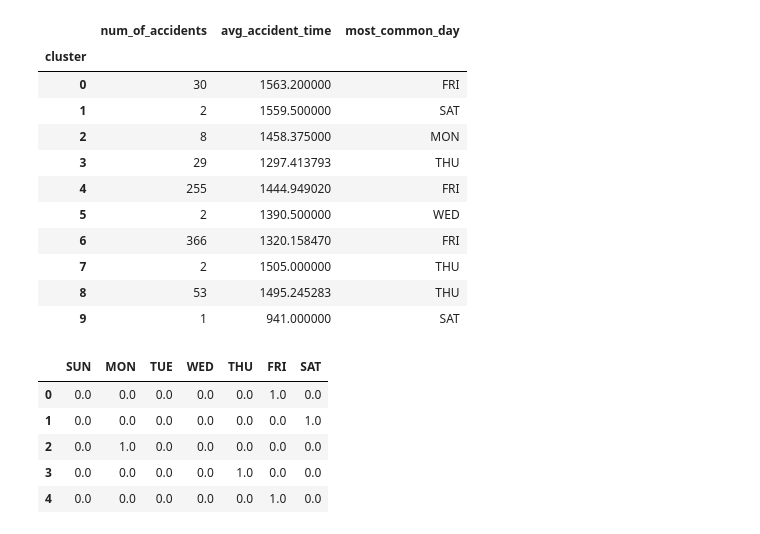
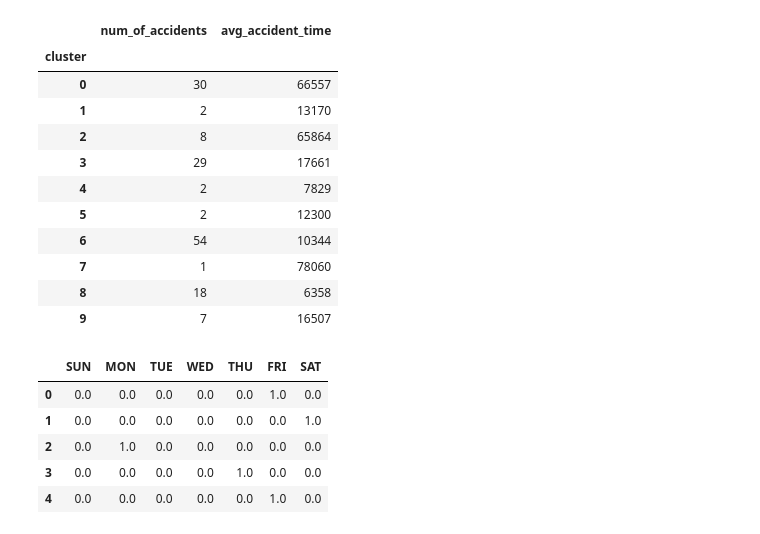
Before and after one commit to andrewma5/vb-auto-accidents, a Jupyter notebook: ClusteringClusters.ipynb, the cells around one changed output. Saved outputs shown, nothing was run; the diff lists cells and outputs as text; code cells hidden in the pictures.

Commit message:
Began improving clustering of clusters

```diff
--- a/ClusteringClusters.ipynb
+++ b/ClusteringClusters.ipynb
@@ -16,0 +17,7 @@ gdf.head()
+# %%
+old_df = pd.read_csv("data/FINAL_Police_Traffic_Crash_Reports.csv")
+columns = list(old_df.columns)
+columns.append("cluster")
+columns.append("geometry")
+gdf.columns = columns
+gdf.columns
@@ -17,25 +96,25 @@ gdf.head()
 # %%
 # https://stackoverflow.com/questions/15222754/groupby-pandas-dataframe-and-select-most-common-value
 info_from_cluster = gdf.groupby('cluster').agg(
     num_of_accidents=('cluster', 'size'),  # get the count
-    avg_accident_time=('Accident_T', 'mean'),  # avg time
-    most_common_day=('Day_of_Wee', lambda x: x.value_counts().index[0]), # most common day
+    avg_accident_time=('Accident_Time', average_times_of_day),  # avg time (seconds from midnight)
+    # most_common_day=('Day_of_Week', lambda x: x.value_counts().index[0]), # most common day
 )
 
 info_from_cluster.head(10)
 # %% [output]
-|  | num_of_accidents | avg_accident_time | most_common_day |
-| cluster |  |  |  |
-| 0 | 30 | 1563.200000 | FRI |
-| 1 | 2 | 1559.500000 | SAT |
-| 2 | 8 | 1458.375000 | MON |
-| 3 | 29 | 1297.413793 | THU |
-| 4 | 255 | 1444.949020 | FRI |
-| 5 | 2 | 1390.500000 | WED |
-| 6 | 366 | 1320.158470 | FRI |
-| 7 | 2 | 1505.000000 | THU |
-| 8 | 53 | 1495.245283 | THU |
-| 9 | 1 | 941.000000 | SAT |
+|  | num_of_accidents | avg_accident_time |
+| cluster |  |  |
+| 0 | 30 | 66557 |
+| 1 | 2 | 13170 |
+| 2 | 8 | 65864 |
+| 3 | 29 | 17661 |
+| 4 | 2 | 7829 |
+| 5 | 2 | 12300 |
+| 6 | 54 | 10344 |
+| 7 | 1 | 78060 |
+| 8 | 18 | 6358 |
+| 9 | 7 | 16507 |
 # %%
 from sklearn.preprocessing import OneHotEncoder
 day_col = info_from_cluster[['most_common_day']]
```
Also changed, not shown: parts of 4 cells of this notebook, 1 other file.
